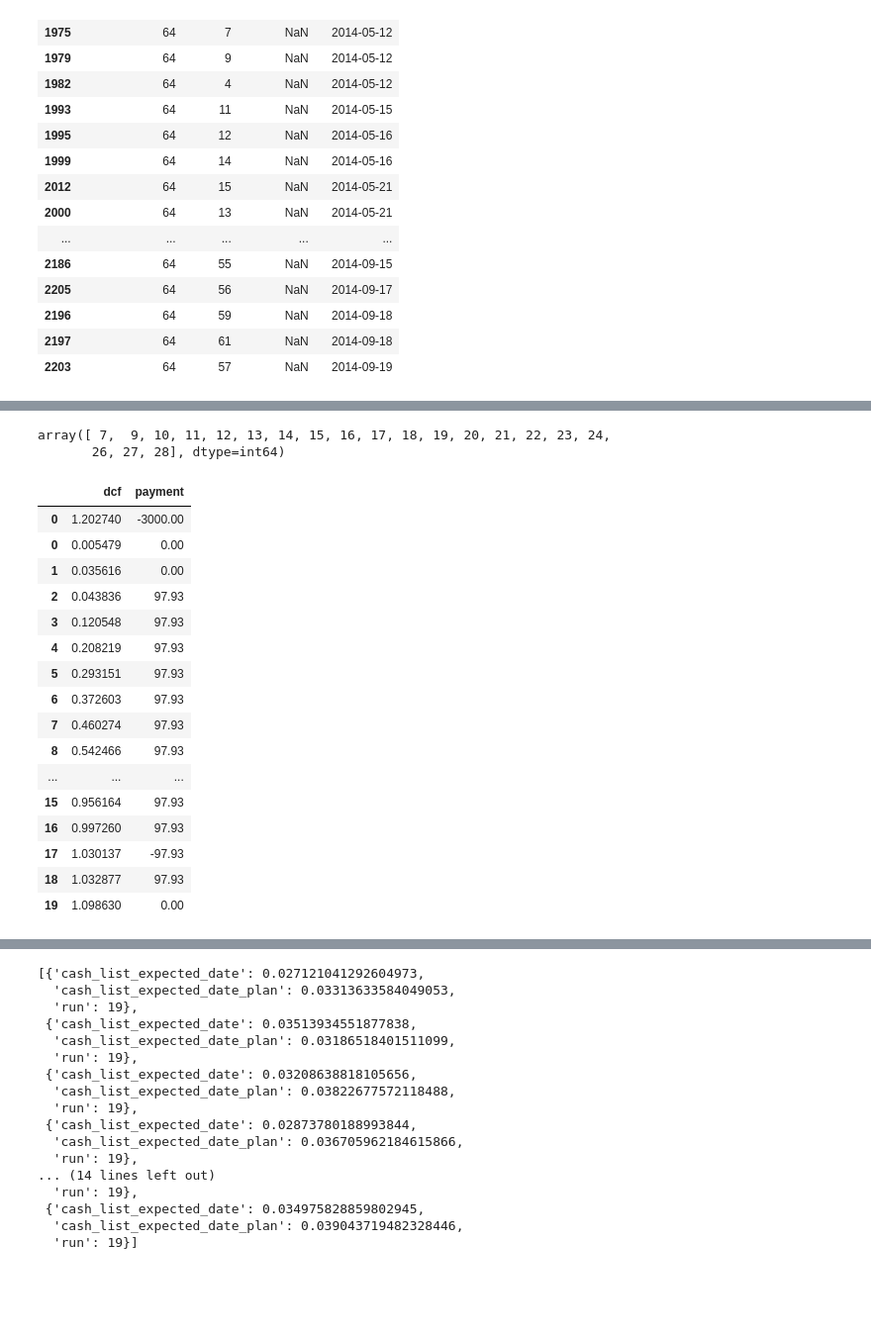
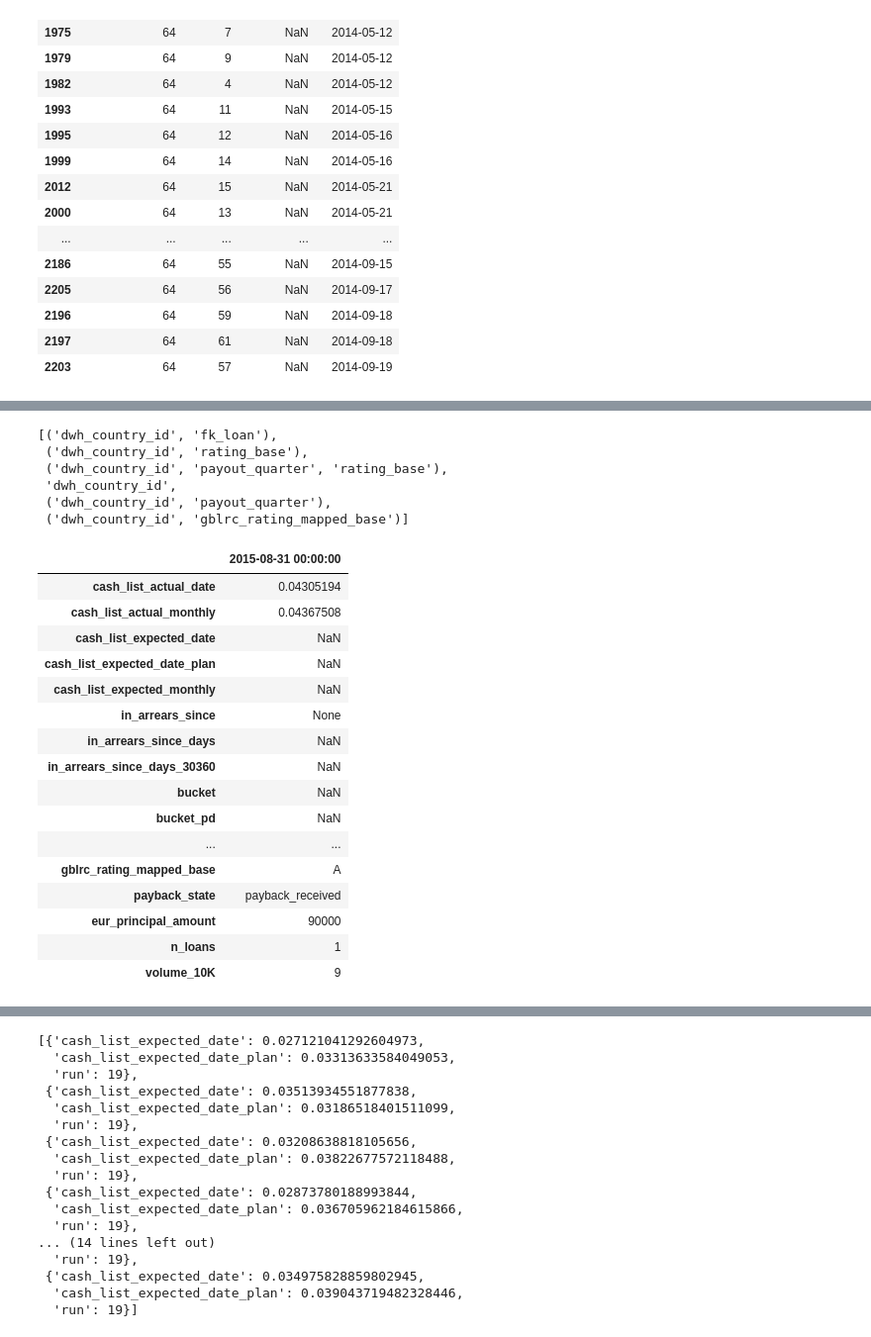
Before and after one commit to seanv507/lendico, a Jupyter notebook: Projects/Returns/src/returns01.ipynb, the cells around one changed output, grey strips where cells are left out. Shown at 99% size. Drawn from its saved outputs; the diff is of its cells as text; code cells hidden in the pictures; blank space fills up the shorter version.

```diff
--- a/Projects/Returns/src/returns01.ipynb
+++ b/Projects/Returns/src/returns01.ipynb
@@ -311,25 +134,0 @@ repaid_loans_d1
-# %%
-act_pay_monthly_base[act_pay_monthly_base.dwh_country_id==1].fk_loan.unique()[0:20]
-# %% [output]
-array([ 7,  9, 10, 11, 12, 13, 14, 15, 16, 17, 18, 19, 20, 21, 22, 23, 24,
-       26, 27, 28], dtype=int64)
-# %%
-z1
-# %% [output]
-|  | dcf | payment |
-| 0 | 1.202740 | -3000.00 |
-| 0 | 0.005479 | 0.00 |
-| 1 | 0.035616 | 0.00 |
-| 2 | 0.043836 | 97.93 |
-| 3 | 0.120548 | 97.93 |
-| 4 | 0.208219 | 97.93 |
-| 5 | 0.293151 | 97.93 |
-| 6 | 0.372603 | 97.93 |
-| 7 | 0.460274 | 97.93 |
-| 8 | 0.542466 | 97.93 |
-| ... | ... | ... |
-| 15 | 0.956164 | 97.93 |
-| 16 | 0.997260 | 97.93 |
-| 17 | 1.030137 | -97.93 |
-| 18 | 1.032877 | 97.93 |
-| 19 | 1.098630 | 0.00 |
@@ -335,0 +139,29 @@ z1
+# %%
+xirrs_all.keys()
+# %% [output]
+[('dwh_country_id', 'fk_loan'),
+ ('dwh_country_id', 'rating_base'),
+ ('dwh_country_id', 'payout_quarter', 'rating_base'),
+ 'dwh_country_id',
+ ('dwh_country_id', 'payout_quarter'),
+ ('dwh_country_id', 'gblrc_rating_mapped_base')]
+# %%
+xirrs_all[('dwh_country_id', 'fk_loan')].xs([1,2084],level=['dwh_country_id','fk_loan']).T
+# %% [output]
+|  | 2015-08-31 00:00:00 |
+| cash_list_actual_date | 0.04305194 |
+| cash_list_actual_monthly | 0.04367508 |
+| cash_list_expected_date | NaN |
+| cash_list_expected_date_plan | NaN |
+| cash_list_expected_monthly | NaN |
+| in_arrears_since | None |
+| in_arrears_since_days | NaN |
+| in_arrears_since_days_30360 | NaN |
+| bucket | NaN |
+| bucket_pd | NaN |
+| ... | ... |
+| gblrc_rating_mapped_base | A |
+| payback_state | payback_received |
+| eur_principal_amount | 90000 |
+| n_loans | 1 |
+| volume_10K | 9 |
```
Also changed, not shown: parts of 33 cells of this notebook, 5 other files.
